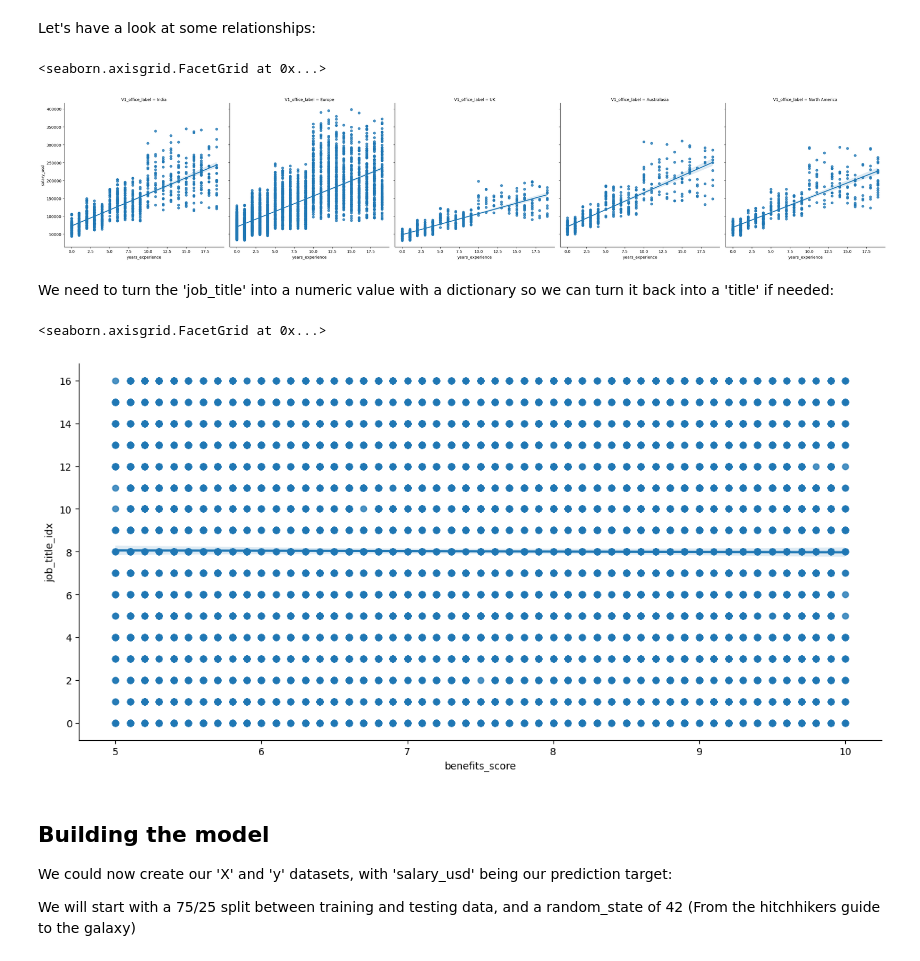
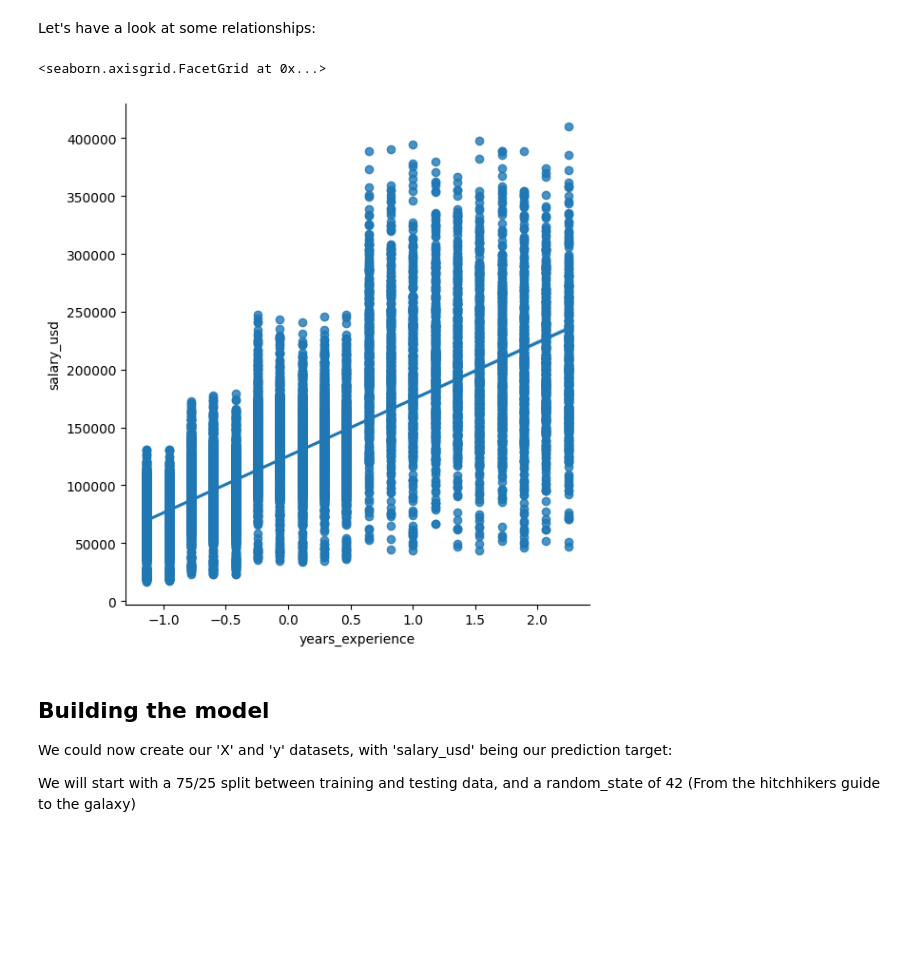
Before and after one commit to tommakesmusic/Ai_Salary_data, a Jupyter notebook: Linear Regression SalaryVersion2.ipynb, the cells around one changed output. Drawn from its saved outputs; the diff is of its cells as text; code cells hidden in the pictures; blank space fills up the shorter version.

```diff
--- a/Linear Regression SalaryVersion2.ipynb
+++ b/Linear Regression SalaryVersion2.ipynb
@@ -179,18 +144,17 @@ Let's filter on job_title:
 
 Last time we removed the 'job_title' and 'suitable_roles' columns, which was a mistake, and reduced our predicition possibilities. We will now keep the 'suitable_roles' column.
 # %%
-included_jobs = ['AI', 'NLP', 'ML', 'Data', 'Artificial Intelligence', 'Machine Learning', 'Computer Vision', 'Deep learning']
-excluded_jobs = ['Robotics']
+excluded_jobs = ['Robotics', 'Autonomous Systems Engineer']
 
 def filter_jobs(job_title):
     job_lower = job_title.lower()
     if any(ex.lower() in job_lower for ex in excluded_jobs):
         return 'Exclude'
-    if any(inc.lower() in job_lower for inc in included_jobs):
+    else:
         return 'Include'
 
 df_reduced['suitable_roles'] = df_reduced['job_title'].apply(filter_jobs)
-df_included_jobs = df_reduced[ df_reduced['suitable_roles'] == 'Include']
+df_included_jobs = df_reduced[ df_reduced['suitable_roles'] != 'Exclude']
 df_excluded_jobs = df_reduced[ df_reduced['suitable_roles'] == 'Exclude']
 
 print("Included job_title values:")
@@ -386,0 +352,7 @@ df_final.drop(columns = 'salary_usd', inplace = True)
+# %%
+from sklearn.preprocessing import StandardScaler
+
+scaler = StandardScaler()
+df_final[['benefits_score', 'years_experience']] = scaler.fit_transform(df_final[['benefits_score', 'years_experience']])
+
+df_final[['benefits_score', 'years_experience']].describe()
@@ -393,9 +371,16 @@ The columns that need changed are:
 - V1_office
 # %%
-from sklearn.preprocessing import LabelEncoder
+# from sklearn.preprocessing import LabelEncoder
+# le = LabelEncoder()
+# df_final['V1_office'] = le.fit_transform(df_final['V1_office'])
+# df_final['job_title'] = le.fit_transform(df_final['job_title'])
 
-le = LabelEncoder()
-df_final['V1_office'] = le.fit_transform(df_final['V1_office'])
+job_title_dummies = pd.get_dummies(df_final['job_title'], prefix='job', drop_first=True)
+print(f"One-hot encoding created {job_title_dummies.shape[1]} binary columns for job titles")
+
+df_final = pd.concat([df_final, job_title_dummies], axis=1)
+df_final = df_final.drop('job_title', axis=1)
+
 
 df_final.info()
 # %% [output]
@@ -419,0 +406,9 @@ memory usage: 673.6+ KB
+# %%
+office_dummies = pd.get_dummies(df_final['V1_office'], prefix='Hub', drop_first=True)
+print(f"One-hot encoding created {office_dummies.shape[1]} binary columns for job titles")
+
+df_final = pd.concat([df_final, office_dummies], axis=1)
+df_final = df_final.drop('V1_office', axis=1)
+
+
+df_final.info()
@@ -421,26 +434,12 @@ memory usage: 673.6+ KB
 Let's have a look at some relationships:
 # %%
 df_final_plot = df_final.copy()
-df_final_plot['V1_office_label'] = df_final_plot['V1_office'].map(dict(enumerate(offices)))
+
 df_final_plot['salary_usd'] = np.expm1(df_final_plot['log_salary_usd'])
-sb.lmplot(x='years_experience', y='salary_usd', data=df_final_plot, height=6, col='V1_office_label', palette='Set1')
+sb.lmplot(x='years_experience', y='salary_usd', data=df_final_plot, height=6, palette='Set1')
 # %% [output]
 <seaborn.axisgrid.FacetGrid at 0x...>
-[figure, old version]
+[figure, new version]
-# %% [markdown]
-We need to turn the 'job_title' into a numeric value with a dictionary so we can turn it back into a 'title' if needed:
-# %%
-# Create a dictionary mapping each unique job_title to an index
-job_title_dict = {title: idx for idx, title in enumerate(sorted(df_final['job_title'].unique()))}
-
-# Add a new column with the job_title index
-df_final['job_title_idx'] = df_final['job_title'].map(job_title_dict)
-df_final = df_final.drop(columns=['job_title'])
-
-sb.lmplot(x=, y='job_title_idx', data=df_final, height=6, aspect=2, palette='Set1')
-# %% [output]
-<seaborn.axisgrid.FacetGrid at 0x...>
-[figure, removed]
 # %% [markdown]
 ## Building the model
 
```
Also changed, not shown: parts of 29 cells of this notebook, 1 other file.
